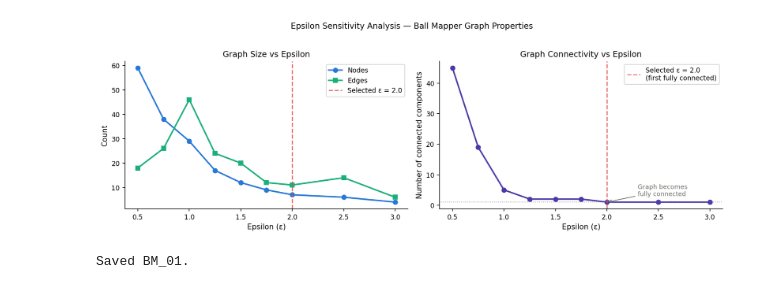
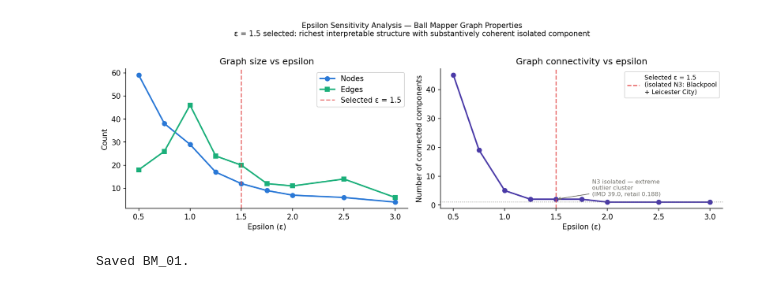
Before and after one commit to namraasghar/gluten-free-spatial-inequality, a Jupyter notebook: notebooks/03_ball_mapper.ipynb, the cells around one changed output. Cells and saved outputs as stored; diff of their text form; code cells hidden in the pictures.

```diff
--- a/notebooks/03_ball_mapper.ipynb
+++ b/notebooks/03_ball_mapper.ipynb
@@ -128,64 +218,94 @@ Functions available: ball_mapper(), node_mean(), node_count()
 # %%
-# ── CELL 3: EPSILON SENSITIVITY ANALYSIS ──────────────────────────────────
-# Following Dlotko and Rudkin (2020): select smallest epsilon
-# at which the graph becomes fully connected
+# ═══════════════════════════════════════════════════════════════════════════
+# CELL 3 — POINT CLOUD CONSTRUCTION AND EPSILON SENSITIVITY ANALYSIS
+# ═══════════════════════════════════════════════════════════════════════════
 
+# Three analytical axes
+variables = ['prescribing_rate_recent',
+             'retail_accessibility_score',
+             'imd_score_weighted']
+
+labels = ['Recent prescribing rate (£ per 1,000 registered patients)',
+          'GF retail accessibility score',
+          'Population-weighted IMD 2025 score']
+
+X_raw    = df[variables].values
+scaler   = StandardScaler()
+X_scaled = scaler.fit_transform(X_raw)
+
+print("Point cloud summary:")
+print(f"  Shape: {X_scaled.shape}")
+print(f"\n  {'Variable':<45} {'Raw min':>8} {'Raw max':>8} "
+      f"{'Scaled min':>11} {'Scaled max':>11}")
+print("  " + "-"*85)
+for i, (v, l) in enumerate(zip(variables, labels)):
+    print(f"  {l:<45} {df[v].min():>8.3f} {df[v].max():>8.3f} "
+          f"{X_scaled[:,i].min():>11.3f} {X_scaled[:,i].max():>11.3f}")
+
+# ── EPSILON SENSITIVITY ───────────────────────────────────────────────────
 epsilons = [0.5, 0.75, 1.0, 1.25, 1.5, 1.75, 2.0, 2.5, 3.0]
-results = []
+results  = []
 
-print(f"{'Epsilon':>8} {'Nodes':>7} {'Edges':>7} {'Connected':>11} "
+print(f"\nEpsilon sensitivity analysis:")
+print(f"{'Epsilon':>8} {'Nodes':>7} {'Edges':>7} "
       f"{'Components':>12} {'Avg size':>10}")
-print("-" * 60)
+print("-" * 50)
 
 for eps in epsilons:
     nodes_e, edges_e = ball_mapper(X_scaled, eps)
-    G_e = nx.Graph()
+    G_e    = nx.Graph()
     G_e.add_nodes_from(nodes_e.keys())
     G_e.add_edges_from(edges_e)
     n_comp = nx.number_connected_components(G_e)
-    connected = nx.is_connected(G_e)
     avg_sz = np.mean([len(v) for v in nodes_e.values()])
-    results.append({'epsilon': eps, 'nodes': len(nodes_e),
-                    'edges': len(edges_e), 'connected': connected,
-                    'components': n_comp, 'avg_size': avg_sz})
+    results.append({
+        'epsilon': eps, 'nodes': len(nodes_e),
+        'edges': len(edges_e), 'components': n_comp,
+        'avg_size': avg_sz
+    })
+    marker = ' ◄ SELECTED' if eps == 1.5 else ''
     print(f"{eps:>8.2f} {len(nodes_e):>7} {len(edges_e):>7} "
-          f"{str(connected):>11} {n_comp:>12} {avg_sz:>10.1f}")
+          f"{n_comp:>12} {avg_sz:>10.1f}{marker}")
 
-# Plot sensitivity curve
+# ── SENSITIVITY PLOT ──────────────────────────────────────────────────────
 fig, axes = plt.subplots(1, 2, figsize=(12, 4))
 
-eps_vals = [r['epsilon'] for r in results]
-nodes_vals = [r['nodes'] for r in results]
-edges_vals = [r['edges'] for r in results]
-comp_vals = [r['components'] for r in results]
+eps_vals   = [r['epsilon']    for r in results]
+nodes_vals = [r['nodes']      for r in results]
+edges_vals = [r['edges']      for r in results]
+comp_vals  = [r['components'] for r in results]
 
 axes[0].plot(eps_vals, nodes_vals, color=BLUE, marker='o',
              linewidth=2, markersize=6, label='Nodes')
 axes[0].plot(eps_vals, edges_vals, color=GREEN, marker='s',
              linewidth=2, markersize=6, label='Edges')
-axes[0].axvline(2.0, color=RED, linewidth=1.5, linestyle='--',
-                alpha=0.8, label='Selected ε = 2.0')
+axes[0].axvline(1.5, color=RED, linewidth=1.5, linestyle='--',
+                alpha=0.8, label='Selected ε = 1.5')
 axes[0].set_xlabel('Epsilon (ε)')
 axes[0].set_ylabel('Count')
-axes[0].set_title('Graph Size vs Epsilon')
+axes[0].set_title('Graph size vs epsilon')
 axes[0].legend()
 
 axes[1].plot(eps_vals, comp_vals, color=PURPLE, marker='o',
              linewidth=2, markersize=6)
 axes[1].axhline(1, color=GREY, linewidth=1, linestyle=':', alpha=0.7)
-axes[1].axvline(2.0, color=RED, linewidth=1.5, linestyle='--',
-                alpha=0.8, label='Selected ε = 2.0\n(first fully connected)')
+axes[1].axvline(1.5, color=RED, linewidth=1.5, linestyle='--',
+                alpha=0.8,
+                label='Selected ε = 1.5\n(isolated N3: Blackpool\n+ Leicester City)')
 axes[1].set_xlabel('Epsilon (ε)')
 axes[1].set_ylabel('Number of connected components')
-axes[1].set_title('Graph Connectivity vs Epsilon')
-axes[1].legend()
-axes[1].annotate('Graph becomes\nfully connected',
-                 xy=(2.0, 1), xytext=(2.3, 3),
-                 arrowprops=dict(arrowstyle='->', color=GREY, lw=1),
-                 fontsize=8.5, color=GREY)
+axes[1].set_title('Graph connectivity vs epsilon')
+axes[1].legend(fontsize=8.5)
+axes[1].annotate(
+    'N3 isolated — extreme\noutlier cluster\n(IMD 39.0, retail 0.188)',
+    xy=(1.5, 2), xytext=(1.85, 3.2),
+    arrowprops=dict(arrowstyle='->', color=GREY, lw=1),
+    fontsize=8, color=GREY)
 
-plt.suptitle('Epsilon Sensitivity Analysis — Ball Mapper Graph Properties',
-             fontsize=11, y=1.02)
+plt.suptitle('Epsilon Sensitivity Analysis — Ball Mapper Graph Properties\n'
+             'ε = 1.5 selected: richest interpretable structure with '
+             'substantively coherent isolated component',
+             fontsize=10, y=1.02)
 plt.tight_layout()
 plt.savefig(f'{FIG_PATH}/BM_01_epsilon_sensitivity.png',
             bbox_inches='tight', dpi=150)
@@ -206,2 +332,2 @@ print("Saved BM_01.")
-[figure, old version]
+[figure, new version]
 Saved BM_01.
```
Also changed, not shown: parts of 20 cells of this notebook, 9 other files.
